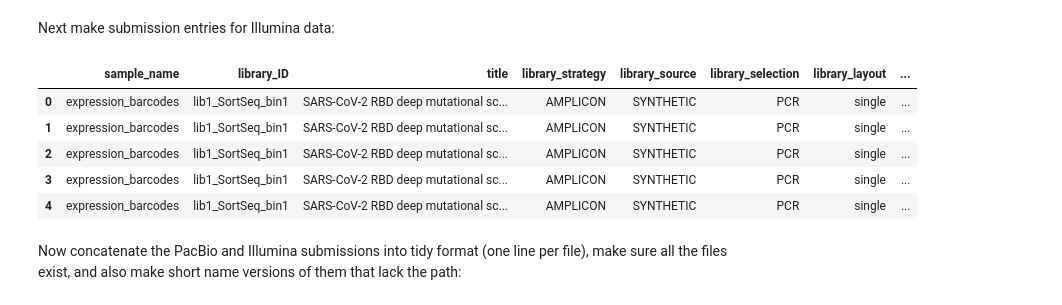
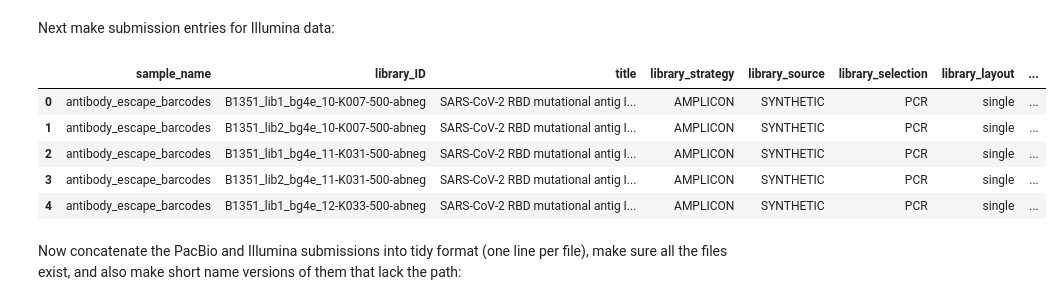
Before and after one commit to jbloomlab/SARS-CoV-2-RBD_B.1.351, a Jupyter notebook: SRA_upload/upload_to_SRA.ipynb, the cells around one changed output. Cells and saved outputs as stored; diff of their text form; code cells hidden in the pictures.

```diff
--- a/SRA_upload/upload_to_SRA.ipynb
+++ b/SRA_upload/upload_to_SRA.ipynb
@@ -101,35 +99,38 @@ Next make submission entries for Illumina data:
 # %%
 illumina_submissions = (
     illumina_runs
+    .query('experiment not in ["bg4e_6-9", "bg4e_8"]')
     .assign(
-        sample_name=lambda x: x['sample_type'].map({'SortSeq': 'expression_barcodes',
-                                                    'TiteSeq': 'hACE2_binding_barcodes'}),
-        library_ID=lambda x: x['library'] + '_' + x['sample'],
-        title=lambda x: 'SARS-CoV-2 RBD deep mutational scanning Illumina barcode sequencing for ' + x['sample'],
+        sample_name=lambda x: 'antibody_escape_barcodes',
+        library_ID=lambda x: 'B1351_' + x['library'] + '_' + x['sample'],
+        title=lambda x: 'SARS-CoV-2 RBD mutational antig Illumina barcode sequencing for ' + x['sample'],
         library_strategy='AMPLICON',
         library_source='SYNTHETIC',
         library_selection='PCR',
         library_layout='single',
         platform='ILLUMINA',
         instrument_model='Illumina HiSeq 2500',
         design_description='PCR of barcodes from RBD variants',
         filetype='fastq',
-        filename_fullpath=lambda x: x['R1'].str.split(';'),
+        filename_fullpath=lambda x: x['R1'].str.split(';')
+                                    .map(lambda flist: list(itertools.chain.from_iterable(glob.glob(f) for f in flist))),
         )
     .explode('filename_fullpath')
-    .assign(filename_fullpath=lambda x: x['filename_fullpath'].str.strip())
+    .assign(filename_fullpath=lambda x: x['filename_fullpath'].str.strip(),
+            filename=lambda x: x['filename_fullpath'].map(os.path.basename)
+           )
     .drop(columns=illumina_runs.columns)
     .reset_index(drop=True)
     )
 
 illumina_submissions.head()
 # %% [output]
 |  | sample_name | library_ID | title | library_strategy | library_source | library_selection | library_layout | ... |
-| 0 | expression_barcodes | lib1_SortSeq_bin1 | SARS-CoV-2 RBD deep mutational sc... | AMPLICON | SYNTHETIC | PCR | single | ... |
-| 1 | expression_barcodes | lib1_SortSeq_bin1 | SARS-CoV-2 RBD deep mutational sc... | AMPLICON | SYNTHETIC | PCR | single | ... |
-| 2 | expression_barcodes | lib1_SortSeq_bin1 | SARS-CoV-2 RBD deep mutational sc... | AMPLICON | SYNTHETIC | PCR | single | ... |
-| 3 | expression_barcodes | lib1_SortSeq_bin1 | SARS-CoV-2 RBD deep mutational sc... | AMPLICON | SYNTHETIC | PCR | single | ... |
-| 4 | expression_barcodes | lib1_SortSeq_bin1 | SARS-CoV-2 RBD deep mutational sc... | AMPLICON | SYNTHETIC | PCR | single | ... |
+| 0 | antibody_escape_barcodes | B1351_lib1_bg4e_10-K007-500-abneg | SARS-CoV-2 RBD mutational antig I... | AMPLICON | SYNTHETIC | PCR | single | ... |
+| 1 | antibody_escape_barcodes | B1351_lib2_bg4e_10-K007-500-abneg | SARS-CoV-2 RBD mutational antig I... | AMPLICON | SYNTHETIC | PCR | single | ... |
+| 2 | antibody_escape_barcodes | B1351_lib1_bg4e_11-K031-500-abneg | SARS-CoV-2 RBD mutational antig I... | AMPLICON | SYNTHETIC | PCR | single | ... |
+| 3 | antibody_escape_barcodes | B1351_lib2_bg4e_11-K031-500-abneg | SARS-CoV-2 RBD mutational antig I... | AMPLICON | SYNTHETIC | PCR | single | ... |
+| 4 | antibody_escape_barcodes | B1351_lib1_bg4e_12-K033-500-abneg | SARS-CoV-2 RBD mutational antig I... | AMPLICON | SYNTHETIC | PCR | single | ... |
 # %% [markdown]
 Now concatenate the PacBio and Illumina submissions into tidy format (one line per file), make sure all the files exist, and also make short name versions of them that lack the path:
 # %%
```
Also changed, not shown: parts of 7 cells of this notebook, 2 other files.
